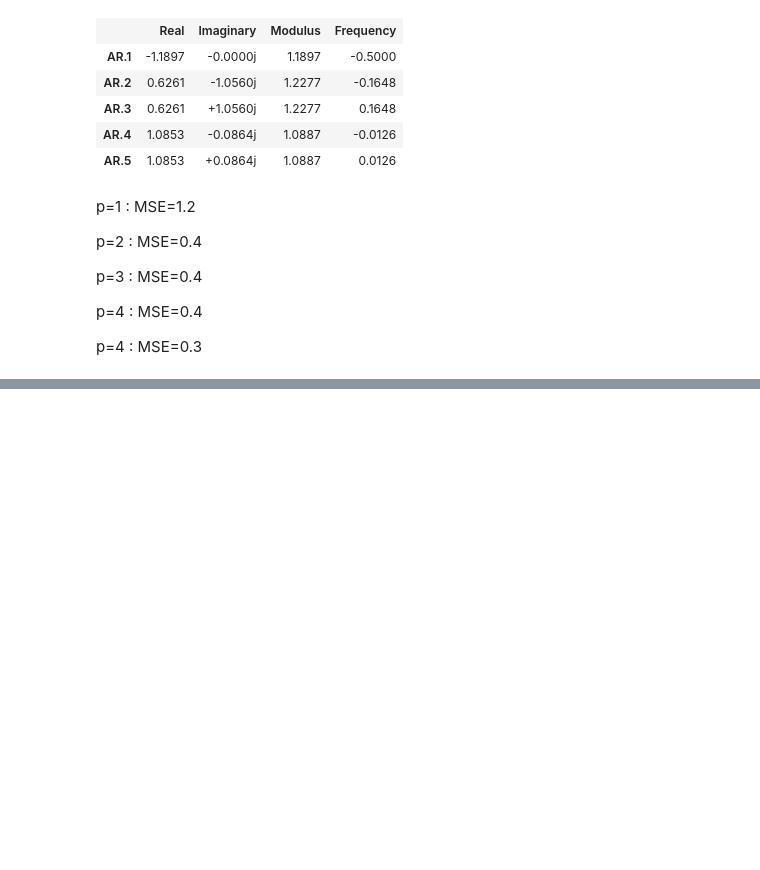
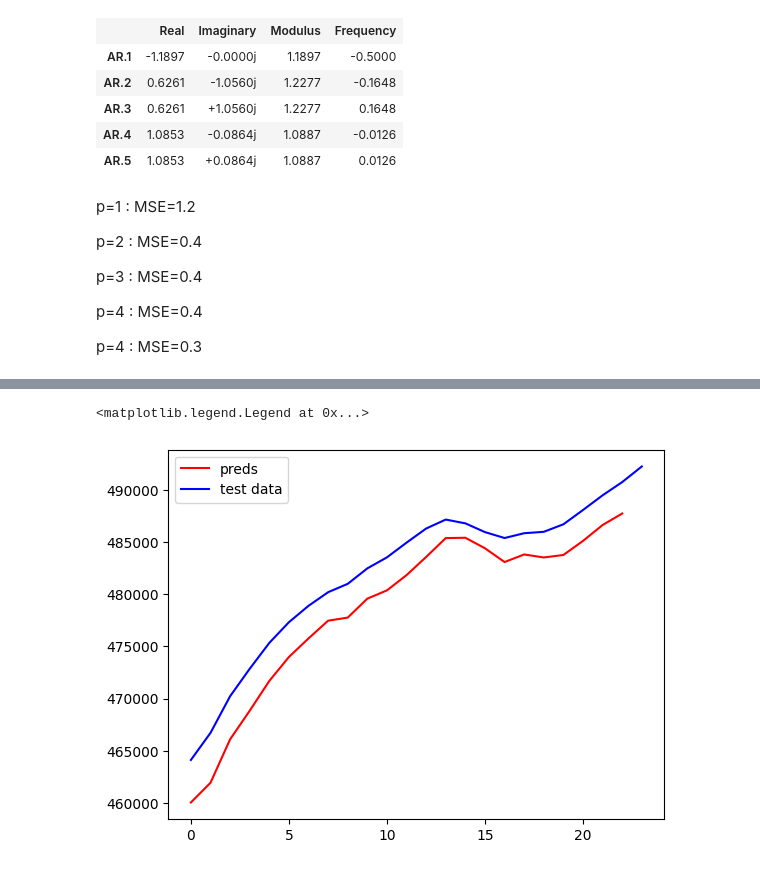
Before and after one commit to adevrent/WQU_DP, a Jupyter notebook: MITx_IDS.S24x/Project 1/Project_1.ipynb, the cells around one changed output, grey strips where cells are left out. Drawn from its saved outputs; the diff is of its cells as text; code cells hidden in the pictures; blank space fills up the shorter version.

```diff
--- a/MITx_IDS.S24x/Project 1/Project_1.ipynb
+++ b/MITx_IDS.S24x/Project 1/Project_1.ipynb
@@ -207,0 +247,6 @@ MSE_dict
+# %%
+def predict_y_t(params, y_lags_arr):
+    return params[0] + y_lags_arr @ params[1:]
+
+params = res.params
+params
@@ -207,0 +255,5 @@ MSE_dict
+# %%
+s_no_idx = test.reset_index()
+s_no_idx = s_no_idx.iloc[:, 1]
+s_no_idx = s_no_idx.astype(float)
+s_no_idx
@@ -207,0 +280,5 @@ MSE_dict
+# %%
+y_lags_arr = [s_no_idx[i:i+2].to_list() for i in range(0, len(s_no_idx)-1)]
+y_lags_arr = np.array(y_lags_arr)
+y_lags_arr = np.hstack([np.arange(1, y_lags_arr.shape[0]+1)[:, np.newaxis], y_lags_arr])
+y_lags_arr[:5]
@@ -207,0 +291,3 @@ MSE_dict
+# %%
+predictions = predict_y_t(params, y_lags_arr)
+predictions
@@ -207,0 +320,7 @@ MSE_dict
+# %%
+plt.plot(predictions, label="preds", c="r")
+plt.plot(test.reset_index().iloc[:, 1], label="test data", c="b")
+plt.legend()
+# %% [output]
+<matplotlib.legend.Legend at 0x...>
+[figure, added]
```
Also changed, not shown: parts of 14 cells of this notebook.
